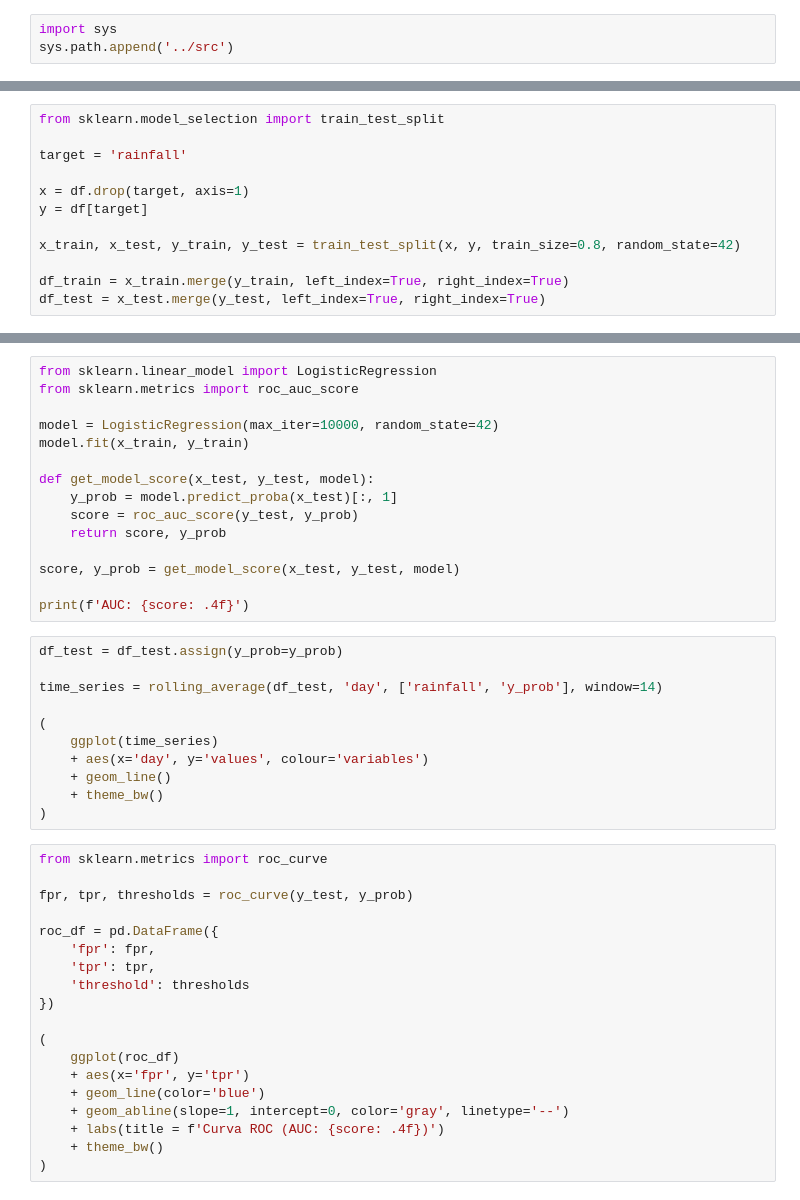
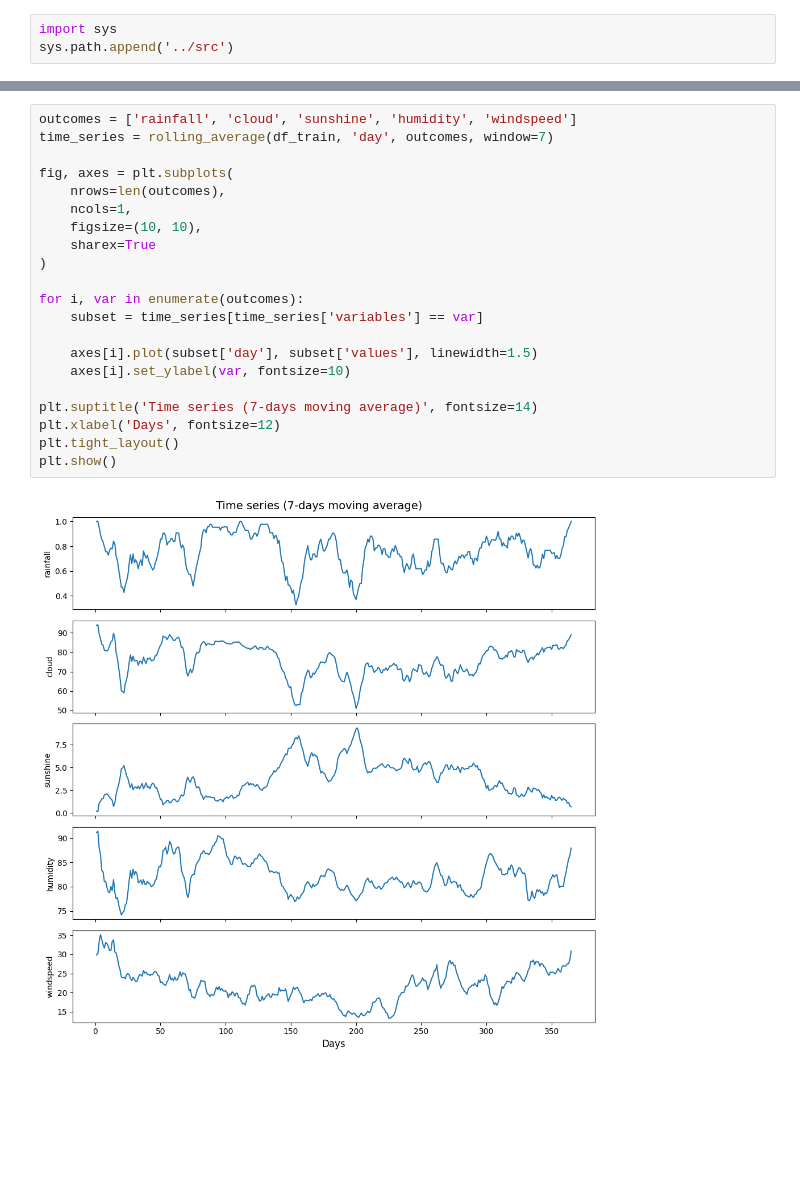
Before and after one commit to gprinciotti/kaggle, a Jupyter notebook: notebooks/playground-series-s5e3.ipynb, the cells around one changed output, grey strips where cells are left out. Cells and saved outputs as stored; diff of their text form; blank space fills up the shorter version.

```diff
--- a/notebooks/playground-series-s5e3.ipynb
+++ b/notebooks/playground-series-s5e3.ipynb
@@ -97,12 +67,0 @@ plt.show()
-# %%
-from sklearn.model_selection import train_test_split
-
-target = 'rainfall'
-
-x = df.drop(target, axis=1)
-y = df[target]
-
-x_train, x_test, y_train, y_test = train_test_split(x, y, train_size=0.8, random_state=42)
-
-df_train = x_train.merge(y_train, left_index=True, right_index=True)
-df_test = x_test.merge(y_test, left_index=True, right_index=True)
@@ -183,45 +68,23 @@ sns.heatmap(
-# %%
-from sklearn.linear_model import LogisticRegression
-from sklearn.metrics import roc_auc_score
-
-model = LogisticRegression(max_iter=10000, random_state=42)
-model.fit(x_train, y_train)
-
-def get_model_score(x_test, y_test, model):
-    y_prob = model.predict_proba(x_test)[:, 1]
-    score = roc_auc_score(y_test, y_prob)
-    return score, y_prob
-
-score, y_prob = get_model_score(x_test, y_test, model)
-
-print(f'AUC: {score: .4f}')
-# %%
-df_test = df_test.assign(y_prob=y_prob)
-
-time_series = rolling_average(df_test, 'day', ['rainfall', 'y_prob'], window=14)
-
-(
-    ggplot(time_series)
-    + aes(x='day', y='values', colour='variables')
-    + geom_line()
-    + theme_bw()
-)
-# %%
-from sklearn.metrics import roc_curve
-
-fpr, tpr, thresholds = roc_curve(y_test, y_prob)
-
-roc_df = pd.DataFrame({
-    'fpr': fpr,
-    'tpr': tpr,
-    'threshold': thresholds
-})
-
-(
-    ggplot(roc_df)
-    + aes(x='fpr', y='tpr')
-    + geom_line(color='blue')
-    + geom_abline(slope=1, intercept=0, color='gray', linetype='--')
-    + labs(title = f'Curva ROC (AUC: {score: .4f})')
-    + theme_bw()
-)
+# %%
+outcomes = ['rainfall', 'cloud', 'sunshine', 'humidity', 'windspeed']
+time_series = rolling_average(df_train, 'day', outcomes, window=7)
+
+fig, axes = plt.subplots(
+    nrows=len(outcomes),
+    ncols=1,
+    figsize=(10, 10),
+    sharex=True
+)
+
+for i, var in enumerate(outcomes):
+    subset = time_series[time_series['variables'] == var]
+
+    axes[i].plot(subset['day'], subset['values'], linewidth=1.5)
+    axes[i].set_ylabel(var, fontsize=10)
+
+plt.suptitle('Time series (7-days moving average)', fontsize=14)
+plt.xlabel('Days', fontsize=12)
+plt.tight_layout()
+plt.show()
+# %% [output]
+[figure, added]
```
Also changed, not shown: parts of 17 cells of this notebook.
